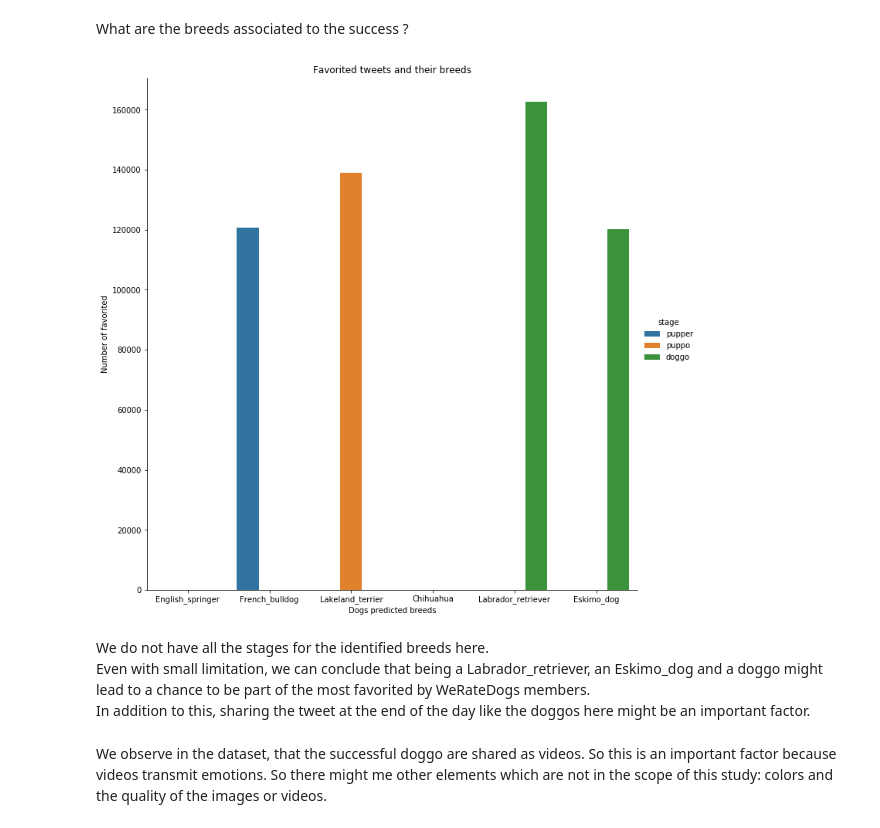
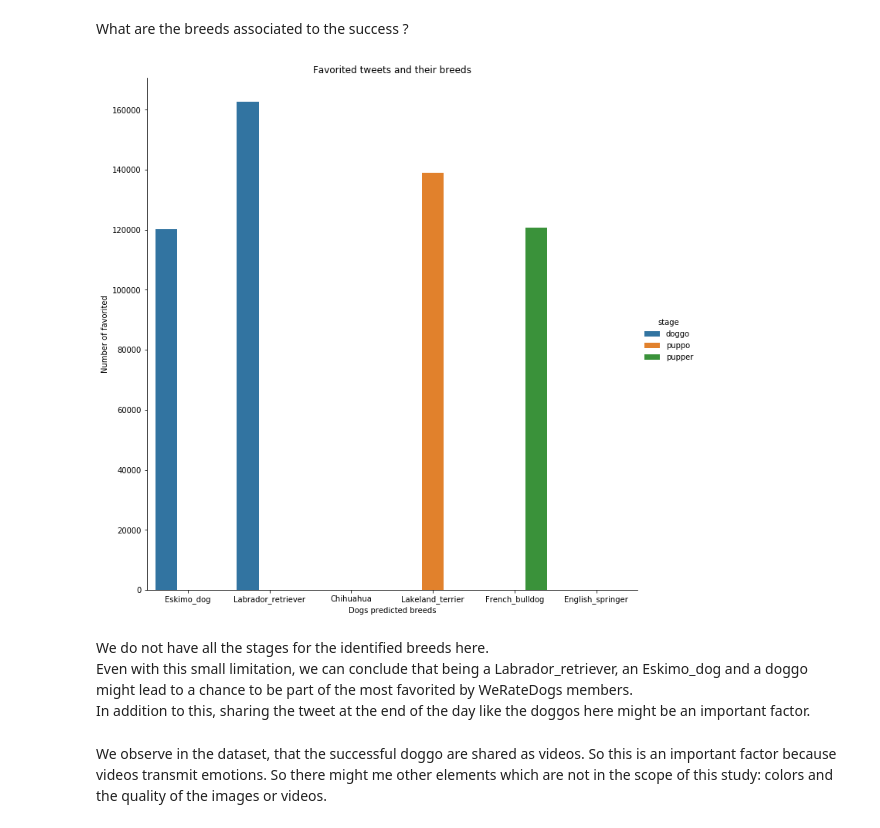
Before and after one commit to jlcossi/wrangle_and_analyze_data, a Jupyter notebook: wrangle_act.ipynb, the cells around one changed output. Saved outputs shown, nothing was run; the diff lists cells and outputs as text; code cells hidden in the pictures.

Commit message:
fix: update analysis and visualization
- use now the unique stored dataset : df_master

```diff
--- a/wrangle_act.ipynb
+++ b/wrangle_act.ipynb
@@ -1249,7 +1249,7 @@ Clearly we have more pupper pictures posted, because pupper pictures have been p
 Does the rating correlated to the most favorited ?
 # %%
 # Get the rating of the most favorited
-df_most_favorited = df_tweets.query('favorite_count > 100000')
+df_most_favorited = df_master.query('favorite_count > 100000')
 df_most_favorited.rating.value_counts()
 # %% [output]
 1.3    6
@@ -1288,12 +1285,12 @@ df_favorited_breed = pd.merge(df_most_favorited, df_image_clean, how='left', on=
 # %%
 # Observe the breeds
-breedplot = sns.catplot(x="prediction", y="favorite_count", hue="stage", kind="bar", data=df_favorited_breed, height=10);
+breedplot = sns.catplot(x="prediction", y="favorite_count", hue="stage", kind="bar", data=df_most_favorited, height=10);
 breedplot.set(title='Favorited tweets and their breeds', xlabel='Dogs predicted breeds', ylabel='Number of favorited');
 # %% [output]
-[figure, old version]
+[figure, new version]
 # %% [markdown]
 We do not have all the stages for the identified breeds here.
-Even with small limitation, we can conclude that being a Labrador_retriever, an Eskimo_dog and a doggo might lead to a chance to be part of the most favorited by WeRateDogs members.
+Even with this small limitation, we can conclude that being a Labrador_retriever, an Eskimo_dog and a doggo might lead to a chance to be part of the most favorited by WeRateDogs members.
 In addition to this, sharing the tweet at the end of the day like the doggos here might be an important factor.
 # %% [markdown]
 We observe in the dataset, that the successful doggo are shared as videos. So this is an important factor because videos transmit emotions.
```
Also changed, not shown: parts of 9 cells of this notebook.
